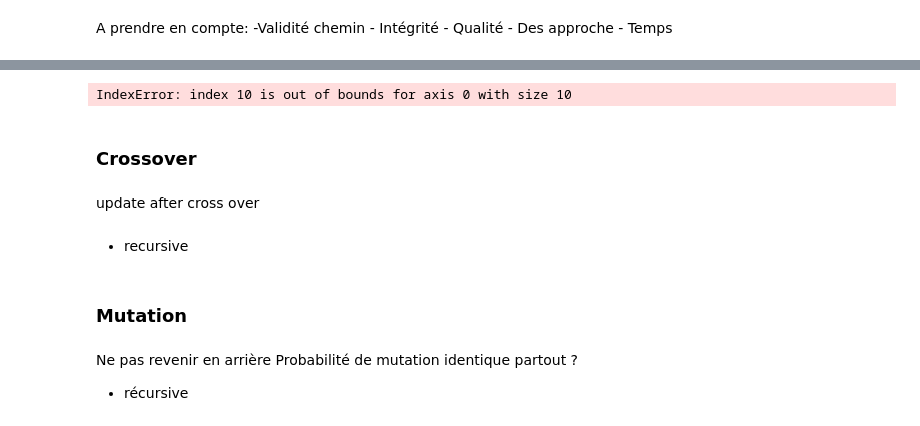
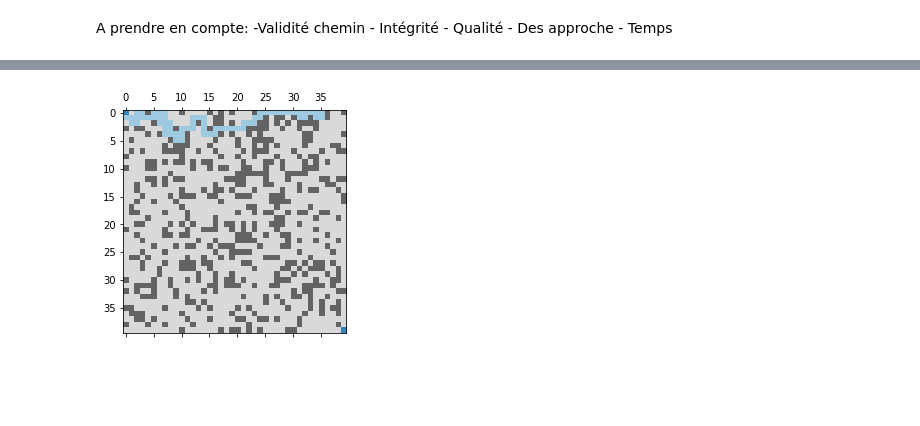
Before and after one commit to Ph0tonic/genetic_maze, a Jupyter notebook: ia_labyrinth.ipynb, the cells around one changed output, grey strips where cells are left out. Cells and saved outputs as stored; diff of their text form; code cells hidden in the pictures; blank space fills up the shorter version.

```diff
--- a/ia_labyrinth.ipynb
+++ b/ia_labyrinth.ipynb
@@ -226,13 +226,8 @@ No solution has been found
 # %%
 solution = compute_direction_to_path(elites[0], START_CELL)
 if END_CELL in solution:
-    solution = solution[:solution.index(END_CELL)-1]
+    solution = solution[:solution.index(END_CELL)]
+
 display_labyrinth(grid, START_CELL, END_CELL, solution)
 # %% [output]
-IndexError: index 10 is out of bounds for axis 0 with size 10
+[figure, added]
-# %% [markdown]
-### Crossover
-# %% [markdown]
-update after cross over
-# %% [markdown]
-- recursive
@@ -254,7 +234 @@ toolbox.register("select", tools.selRoulette)
-# %% [markdown]
-### Mutation
-# %% [markdown]
-Ne pas revenir en arrière
-Probabilité de mutation identique partout ?
-- récursive
 # %%
```
Also changed, not shown: parts of 14 cells of this notebook.
